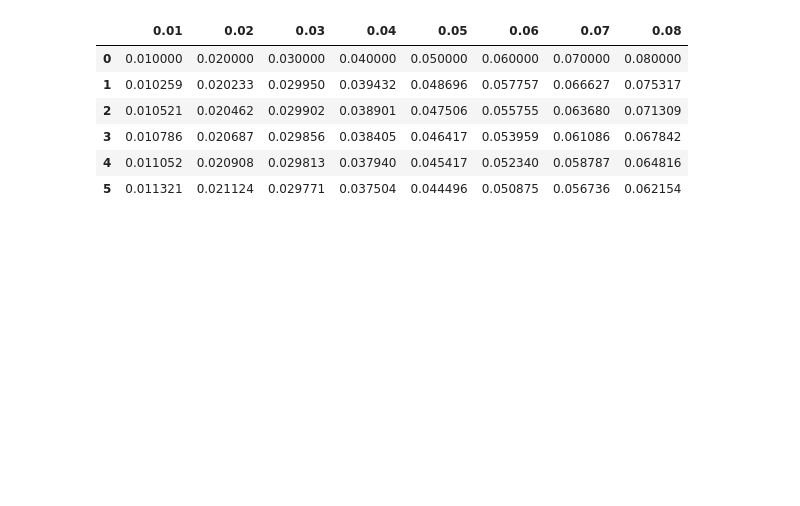
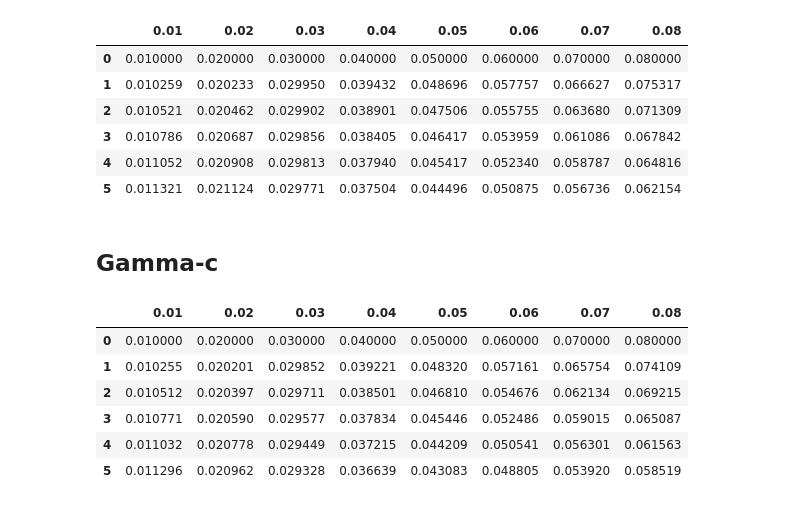
Before and after one commit to TomokiNakamizo/freedom-from-event-effect, a Jupyter notebook: risk_update.ipynb, the cells around one changed output. Drawn from its saved outputs; the diff is of its cells as text; code cells hidden in the pictures; blank space fills up the shorter version.

```diff
--- a/risk_update.ipynb
+++ b/risk_update.ipynb
@@ -371,3 +353,18 @@ pred[0]   # risk estimates
 | 3 | 0.010786 | 0.020687 | 0.029856 | 0.038405 | 0.046417 | 0.053959 | 0.061086 | 0.067842 |
 | 4 | 0.011052 | 0.020908 | 0.029813 | 0.037940 | 0.045417 | 0.052340 | 0.058787 | 0.064816 |
 | 5 | 0.011321 | 0.021124 | 0.029771 | 0.037504 | 0.044496 | 0.050875 | 0.056736 | 0.062154 |
+# %% [markdown]
+## Gamma-c
+# %%
+mod = GammaFrailty(RR = 2.5, rate = 1.5**0.1, a = 0, ref_T = 5, latency = 0, constant = True)
+pred = mod.predict(T = 5, r0 = np.arange(1,9)*0.01)
+# %%
+pred[0]
+# %% [output]
+|  | 0.01 | 0.02 | 0.03 | 0.04 | 0.05 | 0.06 | 0.07 | 0.08 |
+| 0 | 0.010000 | 0.020000 | 0.030000 | 0.040000 | 0.050000 | 0.060000 | 0.070000 | 0.080000 |
+| 1 | 0.010255 | 0.020201 | 0.029852 | 0.039221 | 0.048320 | 0.057161 | 0.065754 | 0.074109 |
+| 2 | 0.010512 | 0.020397 | 0.029711 | 0.038501 | 0.046810 | 0.054676 | 0.062134 | 0.069215 |
+| 3 | 0.010771 | 0.020590 | 0.029577 | 0.037834 | 0.045446 | 0.052486 | 0.059015 | 0.065087 |
+| 4 | 0.011032 | 0.020778 | 0.029449 | 0.037215 | 0.044209 | 0.050541 | 0.056301 | 0.061563 |
+| 5 | 0.011296 | 0.020962 | 0.029328 | 0.036639 | 0.043083 | 0.048805 | 0.053920 | 0.058519 |
```
Also changed, not shown: parts of 16 cells of this notebook.
